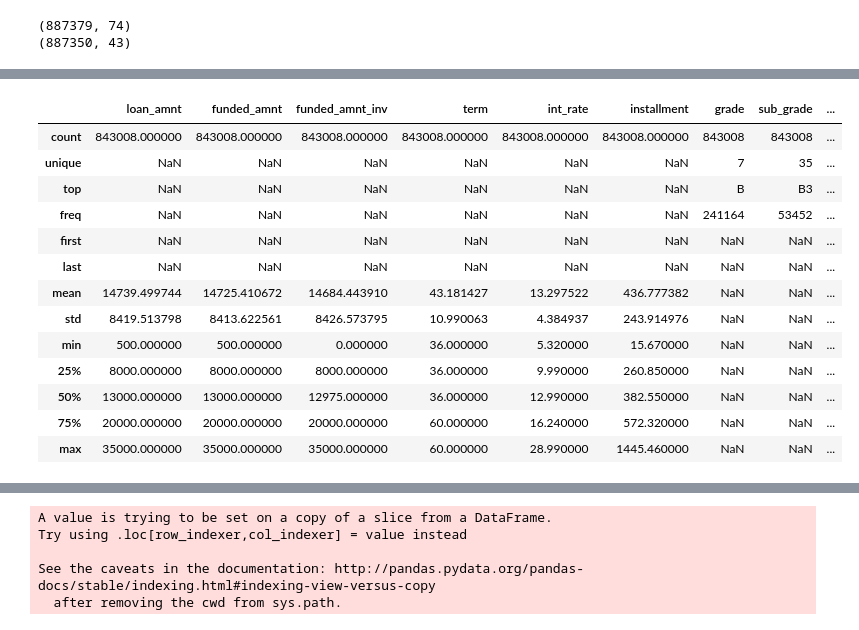
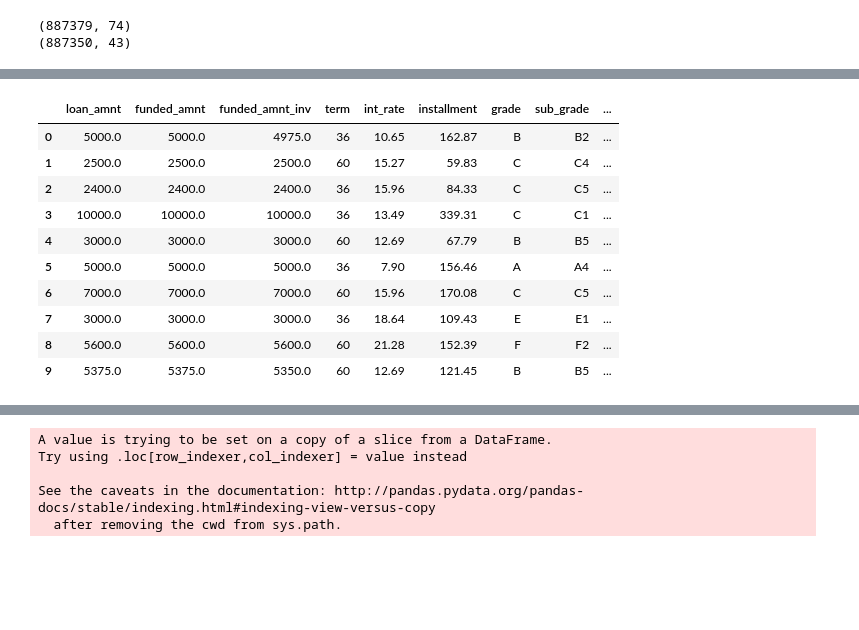
Before and after one commit to petercwill/bsx, a Jupyter notebook: explore.ipynb, the cells around one changed output, grey strips where cells are left out. Cells and saved outputs as stored; diff of their text form; code cells hidden in the pictures; blank space fills up the shorter version.

```diff
--- a/explore.ipynb
+++ b/explore.ipynb
@@ -156,6 +156,9 @@ def transform(df):
     df.earliest_cr_line = pd.to_datetime(df.earliest_cr_line, format="%b-%Y")
     df.last_pymnt_d = pd.to_datetime(df.last_pymnt_d, format="%b-%Y")
 
+    #NaTs in last payment date indicate borrower didn't make a single payment
+    df.last_pymnt_d = df.last_opymnt_d.fillna(df.issue_d)
+
     #NaNs in next payment date column most likely indicate loan has been closed
     df.next_pymnt_d = df.next_pymnt_d.fillna(df.last_pymnt_d)
 
@@ -304,20 +311,18 @@ See the caveats in the documentation: http://pandas.pydata.org/pandas-docs/stabl
 # %%
 enriched_data.describe(include='all')
+enriched_data.head(10)
 # %% [output]
 |  | loan_amnt | funded_amnt | funded_amnt_inv | term | int_rate | installment | grade | sub_grade | ... |
-| count | 843008.000000 | 843008.000000 | 843008.000000 | 843008.000000 | 843008.000000 | 843008.000000 | 843008 | 843008 | ... |
-| unique | NaN | NaN | NaN | NaN | NaN | NaN | 7 | 35 | ... |
-| top | NaN | NaN | NaN | NaN | NaN | NaN | B | B3 | ... |
-| freq | NaN | NaN | NaN | NaN | NaN | NaN | 241164 | 53452 | ... |
-| first | NaN | NaN | NaN | NaN | NaN | NaN | NaN | NaN | ... |
-| last | NaN | NaN | NaN | NaN | NaN | NaN | NaN | NaN | ... |
-| mean | 14739.499744 | 14725.410672 | 14684.443910 | 43.181427 | 13.297522 | 436.777382 | NaN | NaN | ... |
-| std | 8419.513798 | 8413.622561 | 8426.573795 | 10.990063 | 4.384937 | 243.914976 | NaN | NaN | ... |
-| min | 500.000000 | 500.000000 | 0.000000 | 36.000000 | 5.320000 | 15.670000 | NaN | NaN | ... |
-| 25% | 8000.000000 | 8000.000000 | 8000.000000 | 36.000000 | 9.990000 | 260.850000 | NaN | NaN | ... |
-| 50% | 13000.000000 | 13000.000000 | 12975.000000 | 36.000000 | 12.990000 | 382.550000 | NaN | NaN | ... |
-| 75% | 20000.000000 | 20000.000000 | 20000.000000 | 60.000000 | 16.240000 | 572.320000 | NaN | NaN | ... |
-| max | 35000.000000 | 35000.000000 | 35000.000000 | 60.000000 | 28.990000 | 1445.460000 | NaN | NaN | ... |
+| 0 | 5000.0 | 5000.0 | 4975.0 | 36 | 10.65 | 162.87 | B | B2 | ... |
+| 1 | 2500.0 | 2500.0 | 2500.0 | 60 | 15.27 | 59.83 | C | C4 | ... |
+| 2 | 2400.0 | 2400.0 | 2400.0 | 36 | 15.96 | 84.33 | C | C5 | ... |
+| 3 | 10000.0 | 10000.0 | 10000.0 | 36 | 13.49 | 339.31 | C | C1 | ... |
+| 4 | 3000.0 | 3000.0 | 3000.0 | 60 | 12.69 | 67.79 | B | B5 | ... |
+| 5 | 5000.0 | 5000.0 | 5000.0 | 36 | 7.90 | 156.46 | A | A4 | ... |
+| 6 | 7000.0 | 7000.0 | 7000.0 | 60 | 15.96 | 170.08 | C | C5 | ... |
+| 7 | 3000.0 | 3000.0 | 3000.0 | 36 | 18.64 | 109.43 | E | E1 | ... |
+| 8 | 5600.0 | 5600.0 | 5600.0 | 60 | 21.28 | 152.39 | F | F2 | ... |
+| 9 | 5375.0 | 5375.0 | 5350.0 | 60 | 12.69 | 121.45 | B | B5 | ... |
 # %%
 def outliers(df, col_name):
     return (np.abs(df[col_name] -df[col_name].mean()) / df[col_name].std()) >= 3
```
Also changed, not shown: parts of 7 cells of this notebook.
